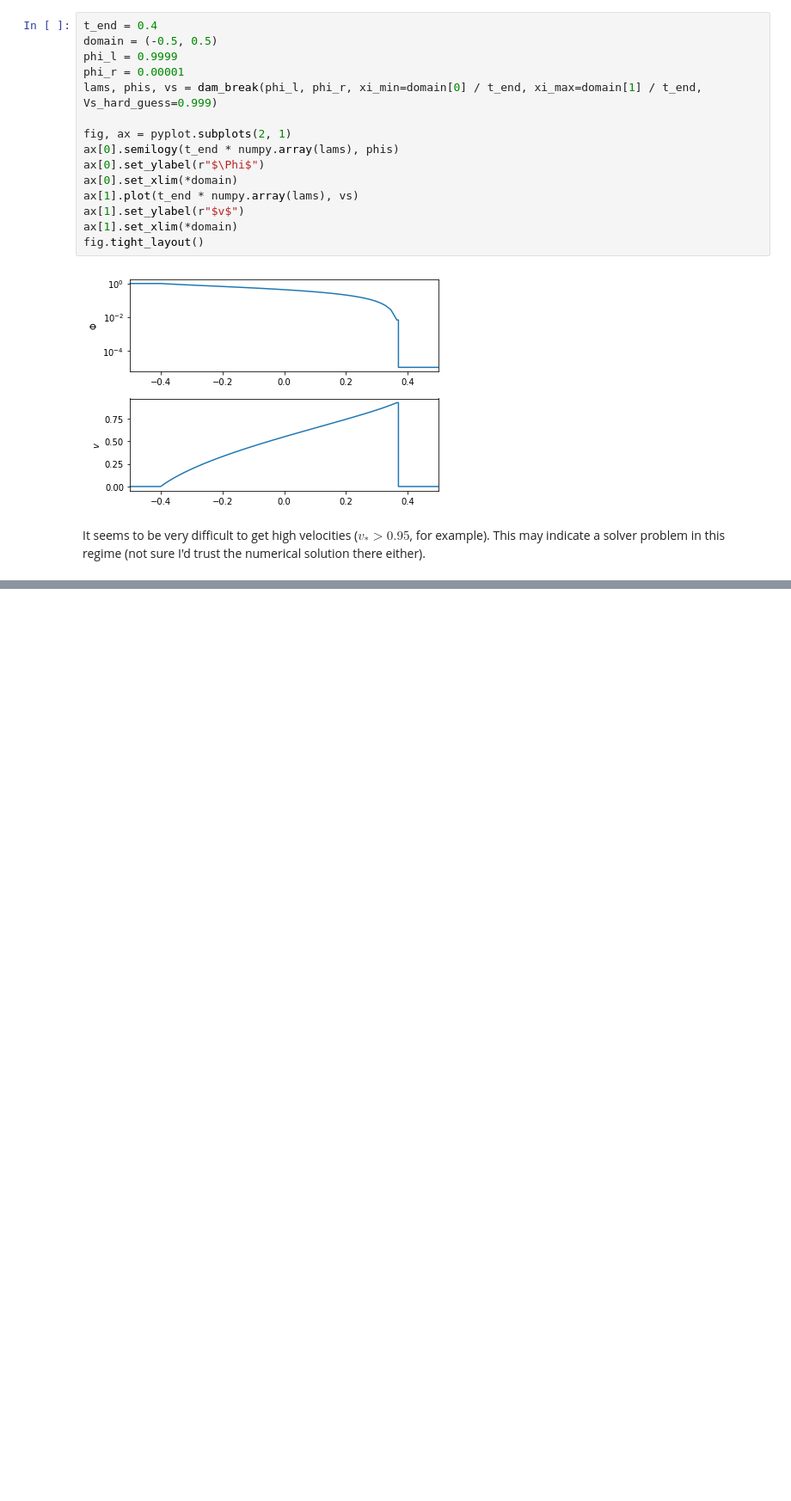
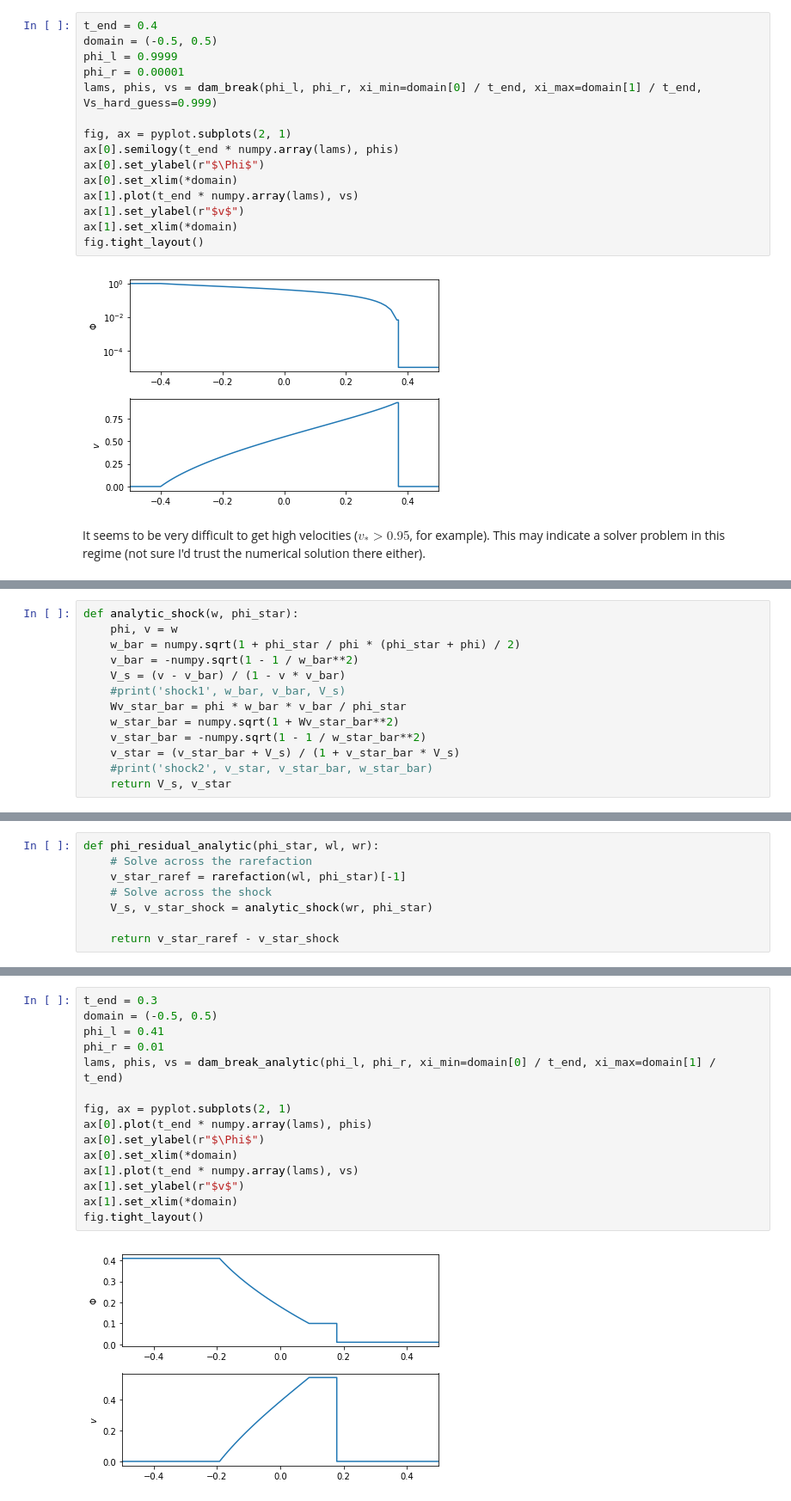
Before and after one commit to IanHawke/RiemannPython, a Jupyter notebook: HrSWE_RP.ipynb, the cells around one changed output, grey strips where cells are left out. Shown at 86% size. Drawn from its saved outputs; the diff is of its cells as text; blank space fills up the shorter version.

Commit message:
Analytic solution for the shock

```diff
--- a/HrSWE_RP.ipynb
+++ b/HrSWE_RP.ipynb
@@ -295,0 +327,13 @@ It seems to be very difficult to get high velocities ($v_* > 0.95$, for example)
+# %%
+def analytic_shock(w, phi_star):
+    phi, v = w
+    w_bar = numpy.sqrt(1 + phi_star / phi * (phi_star + phi) / 2)
+    v_bar = -numpy.sqrt(1 - 1 / w_bar**2)
+    V_s = (v - v_bar) / (1 - v * v_bar)
+    #print('shock1', w_bar, v_bar, V_s)
+    Wv_star_bar = phi * w_bar * v_bar / phi_star
+    w_star_bar = numpy.sqrt(1 + Wv_star_bar**2)
+    v_star_bar = -numpy.sqrt(1 - 1 / w_star_bar**2)
+    v_star = (v_star_bar + V_s) / (1 + v_star_bar * V_s)
+    #print('shock2', v_star, v_star_bar, w_star_bar)
+    return V_s, v_star
@@ -295,0 +342,8 @@ It seems to be very difficult to get high velocities ($v_* > 0.95$, for example)
+# %%
+def phi_residual_analytic(phi_star, wl, wr):
+    # Solve across the rarefaction
+    v_star_raref = rarefaction(wl, phi_star)[-1]
+    # Solve across the shock
+    V_s, v_star_shock = analytic_shock(wr, phi_star)
+
+    return v_star_raref - v_star_shock
@@ -295,0 +391,17 @@ It seems to be very difficult to get high velocities ($v_* > 0.95$, for example)
+# %%
+t_end = 0.3
+domain = (-0.5, 0.5)
+phi_l = 0.41
+phi_r = 0.01
+lams, phis, vs = dam_break_analytic(phi_l, phi_r, xi_min=domain[0] / t_end, xi_max=domain[1] / t_end)
+
+fig, ax = pyplot.subplots(2, 1)
+ax[0].plot(t_end * numpy.array(lams), phis)
+ax[0].set_ylabel(r"$\Phi$")
+ax[0].set_xlim(*domain)
+ax[1].plot(t_end * numpy.array(lams), vs)
+ax[1].set_ylabel(r"$v$")
+ax[1].set_xlim(*domain)
+fig.tight_layout()
+# %% [output]
+[figure, added]
```
Also changed, not shown: parts of 6 cells of this notebook.
